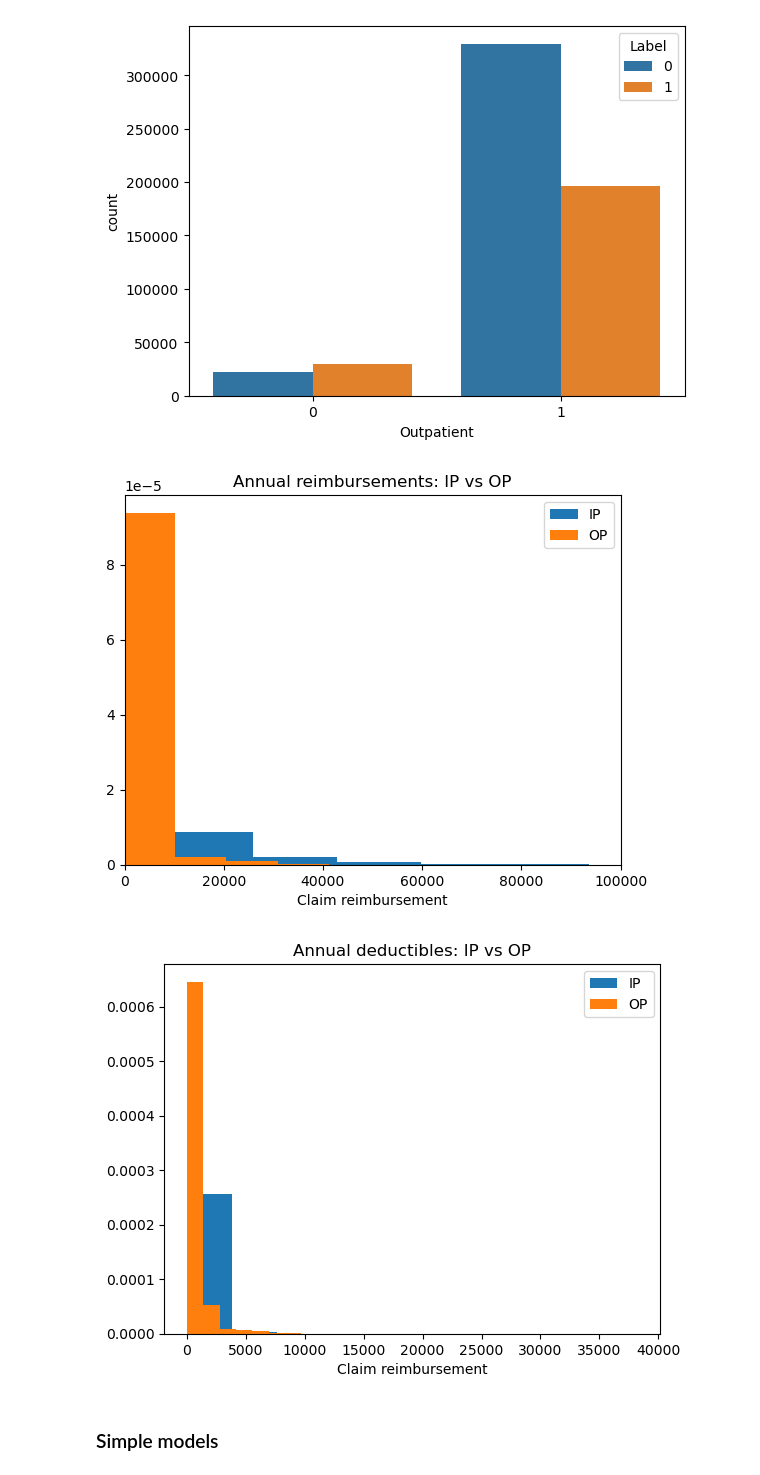
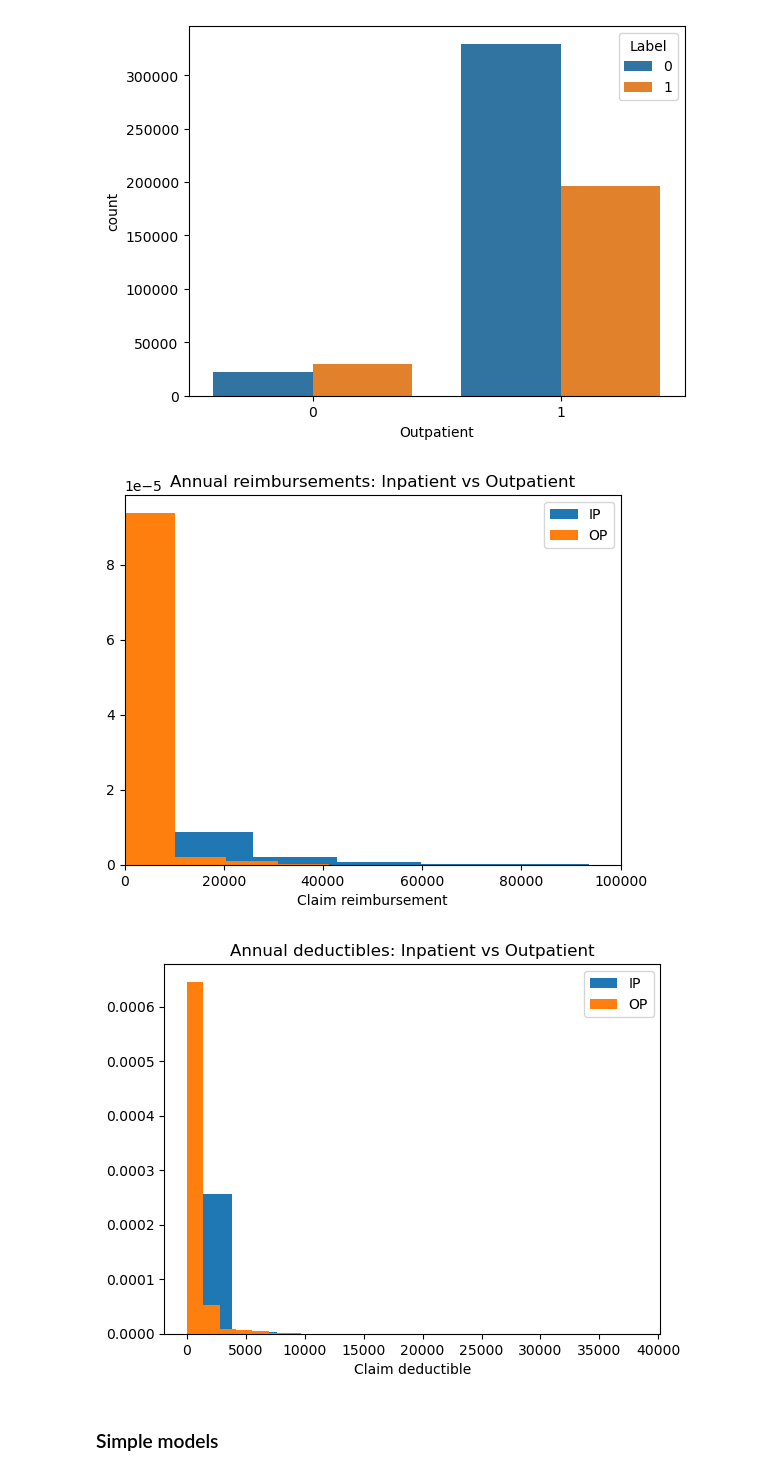
Before and after one commit to ingridchien/medical-provider-fraud-detection, a Jupyter notebook: Analysis.ipynb, the cells around one changed output. Cells and saved outputs as stored; diff of their text form; code cells hidden in the pictures.

Commit message:
fix IP to inpatient in title for clarity

```diff
--- a/Analysis.ipynb
+++ b/Analysis.ipynb
@@ -508,19 +508,19 @@ sns.countplot(x='Outpatient', hue='Label', data=df_full);
 # %%
 plt.hist(df_full['IPAnnualReimbursementAmt'], label='IP', density=True);
 plt.hist(df_full['OPAnnualReimbursementAmt'], label='OP', density=True);
-plt.title('Annual reimbursements: IP vs OP');
+plt.title('Annual reimbursements: Inpatient vs Outpatient');
 plt.xlabel('Claim reimbursement');
 plt.xlim([0,100000]);
 plt.legend();
 plt.show();
 plt.hist(df_full['IPAnnualDeductibleAmt'], label='IP', density=True);
 plt.hist(df_full['OPAnnualDeductibleAmt'], label='OP', density=True);
-plt.title('Annual deductibles: IP vs OP');
-plt.xlabel('Claim reimbursement');
+plt.title('Annual deductibles: Inpatient vs Outpatient');
+plt.xlabel('Claim deductible');
 plt.legend();
 # %% [output]
-[figure, old version]
+[figure, new version]
-[figure, old version]
+[figure, new version]
 # %% [markdown]
 ### Simple models
 # %%
```
